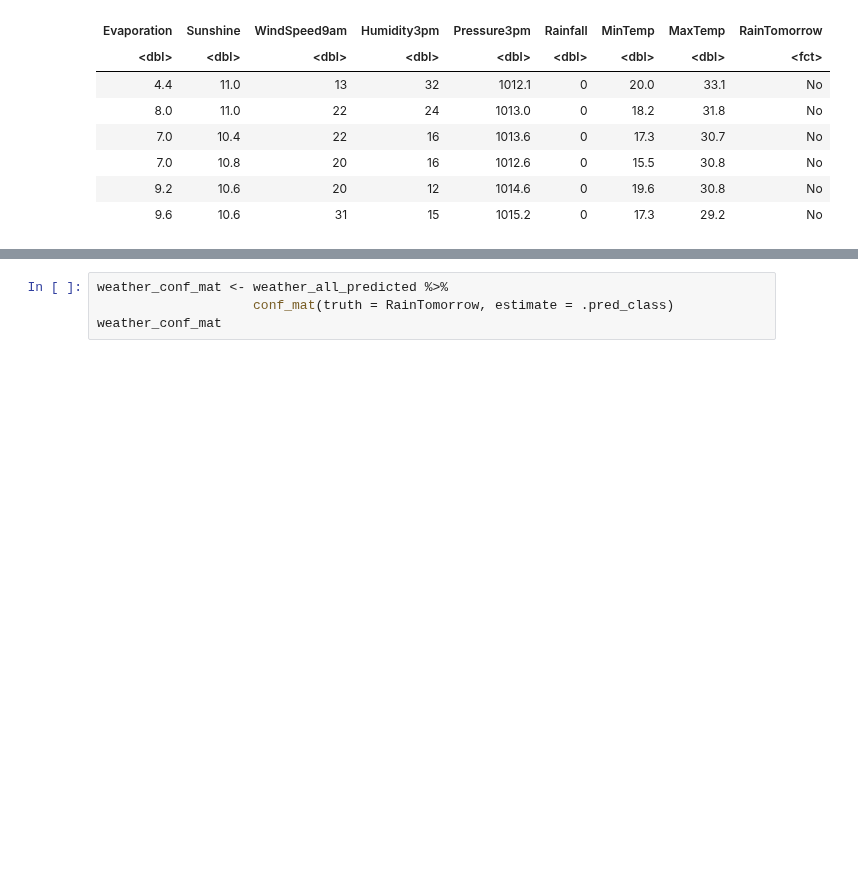
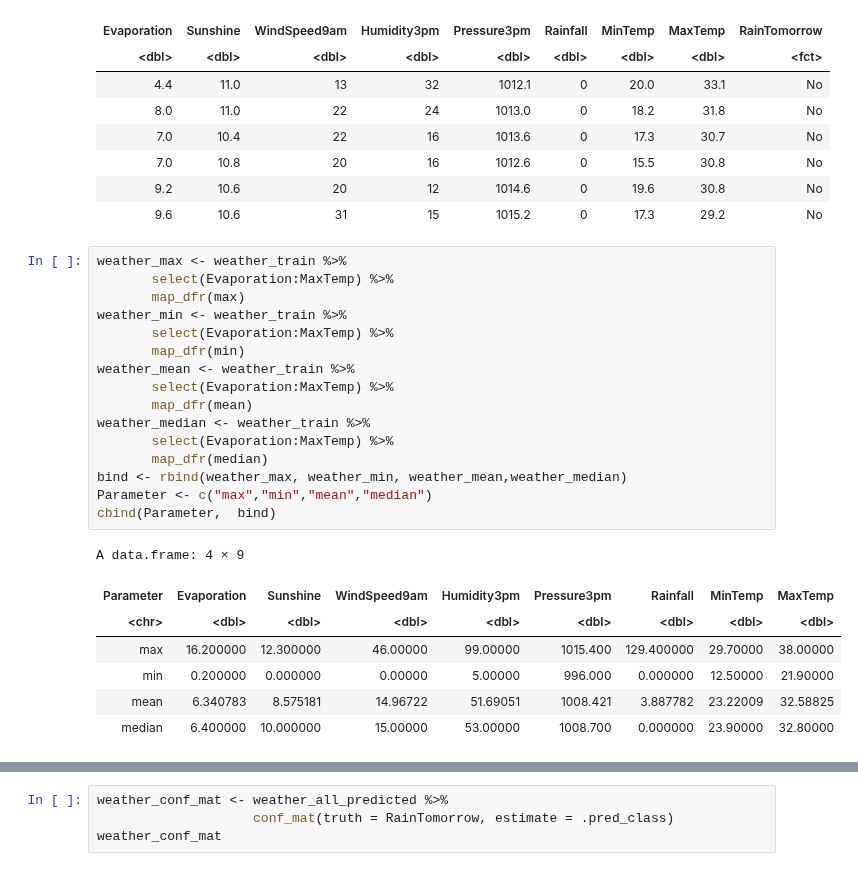
Before and after one commit to DylanqrH/rain, a Jupyter notebook: clasification.ipynb, the cells around one changed output, grey strips where cells are left out. Cells and saved outputs as stored; diff of their text form; blank space fills up the shorter version.

```diff
--- a/clasification.ipynb
+++ b/clasification.ipynb
@@ -82,3 +84,27 @@ A tibble: 6 × 9
 | 7.0 | 10.8 | 20 | 16 | 1012.6 | 0 | 15.5 | 30.8 | No |
 | 9.2 | 10.6 | 20 | 12 | 1014.6 | 0 | 19.6 | 30.8 | No |
 | 9.6 | 10.6 | 31 | 15 | 1015.2 | 0 | 17.3 | 29.2 | No |
+# %%
+weather_max <- weather_train %>%
+       select(Evaporation:MaxTemp) %>%
+       map_dfr(max)
+weather_min <- weather_train %>%
+       select(Evaporation:MaxTemp) %>%
+       map_dfr(min)
+weather_mean <- weather_train %>%
+       select(Evaporation:MaxTemp) %>%
+       map_dfr(mean)
+weather_median <- weather_train %>%
+       select(Evaporation:MaxTemp) %>%
+       map_dfr(median)
+bind <- rbind(weather_max, weather_min, weather_mean,weather_median)
+Parameter <- c("max","min","mean","median")
+cbind(Parameter,  bind)
+# %% [output]
+A data.frame: 4 × 9
+| Parameter | Evaporation | Sunshine | WindSpeed9am | Humidity3pm | Pressure3pm | Rainfall | MinTemp | MaxTemp |
+| <chr> | <dbl> | <dbl> | <dbl> | <dbl> | <dbl> | <dbl> | <dbl> | <dbl> |
+| max | 16.200000 | 12.300000 | 46.00000 | 99.00000 | 1015.400 | 129.400000 | 29.70000 | 38.00000 |
+| min | 0.200000 | 0.000000 | 0.00000 | 5.00000 | 996.000 | 0.000000 | 12.50000 | 21.90000 |
+| mean | 6.340783 | 8.575181 | 14.96722 | 51.69051 | 1008.421 | 3.887782 | 23.22009 | 32.58825 |
+| median | 6.400000 | 10.000000 | 15.00000 | 53.00000 | 1008.700 | 0.000000 | 23.90000 | 32.80000 |
```
Also changed, not shown: parts of 6 cells of this notebook.
